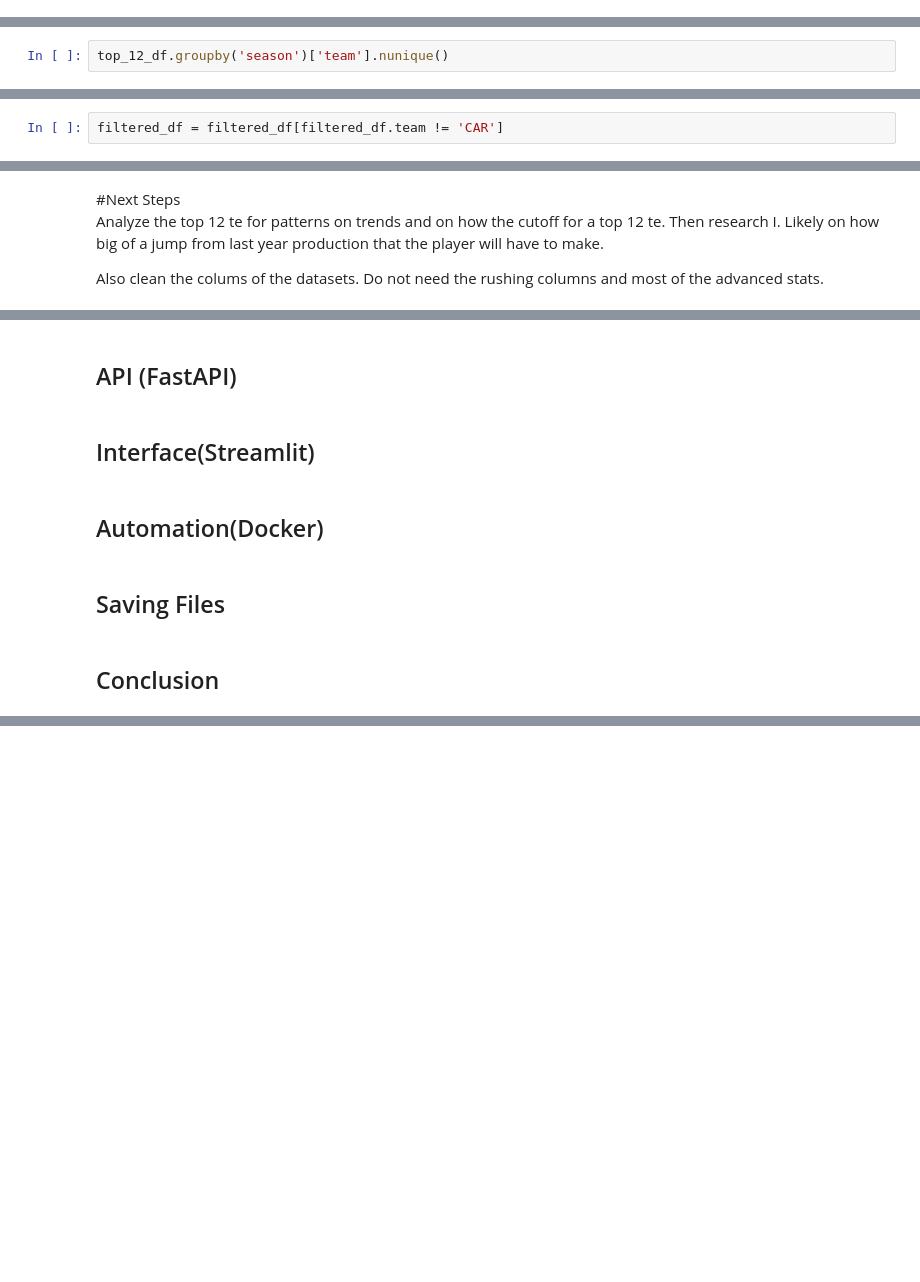
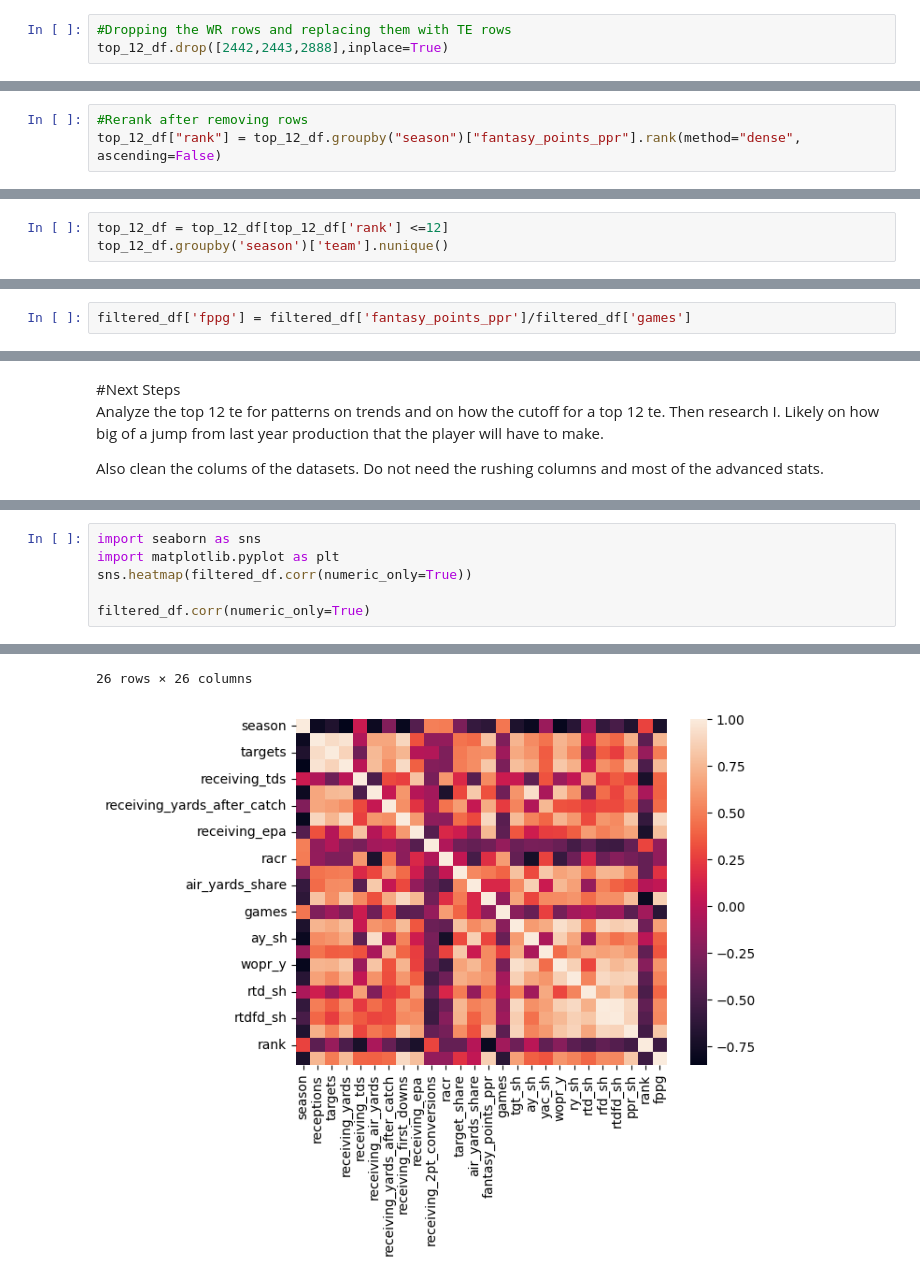
Before and after one commit to jlh28145/Fantasy_Football_2TE, a Jupyter notebook: notebooks/Fantasy_Football_2Te.ipynb, the cells around one changed output, grey strips where cells are left out. Saved outputs shown, nothing was run; the diff lists cells and outputs as text; blank space fills up the shorter version.

Commit message:
Conclusion made. Further cleaning needed.

```diff
--- a/notebooks/Fantasy_Football_2Te.ipynb
+++ b/notebooks/Fantasy_Football_2Te.ipynb
@@ -124,0 +189,3 @@ Name: fantasy_points_ppr, dtype: float64
+# %%
+#Dropping the WR rows and replacing them with TE rows
+top_12_df.drop([2442,2443,2888],inplace=True)
@@ -124,0 +197,3 @@ Name: fantasy_points_ppr, dtype: float64
+# %%
+#Rerank after removing rows
+top_12_df["rank"] = top_12_df.groupby("season")["fantasy_points_ppr"].rank(method="dense", ascending=False)
@@ -125,4 +206,5 @@ Name: fantasy_points_ppr, dtype: float64
 # %%
+top_12_df = top_12_df[top_12_df['rank'] <=12]
 top_12_df.groupby('season')['team'].nunique()
 # %% [output]
 season
@@ -206,2 +258,2 @@ Filtered DataFrame:
 # %%
-filtered_df = filtered_df[filtered_df.team != 'CAR']
+filtered_df['fppg'] = filtered_df['fantasy_points_ppr']/filtered_df['games']
@@ -261,10 +274,7 @@ Also clean the colums of the datasets. Do not need the rushing columns and most
-# %% [markdown]
-## API (FastAPI)<a id="api"></a>
-# %% [markdown]
-## Interface(Streamlit)<a id="interface"></a>
-# %% [markdown]
-## Automation(Docker)<a id="auto"></a>
-# %% [markdown]
-## Saving Files<a id="store"></a>
-# %% [markdown]
-## Conclusion<a id="conclusion"></a>
+# %%
+import seaborn as sns
+import matplotlib.pyplot as plt
+sns.heatmap(filtered_df.corr(numeric_only=True))
+
+filtered_df.corr(numeric_only=True)
+# %% [output]
@@ -270,0 +298,2 @@ Also clean the colums of the datasets. Do not need the rushing columns and most
+26 rows × 26 columns
+[figure, added]
```
Also changed, not shown: parts of 50 cells of this notebook, 4 other files.
